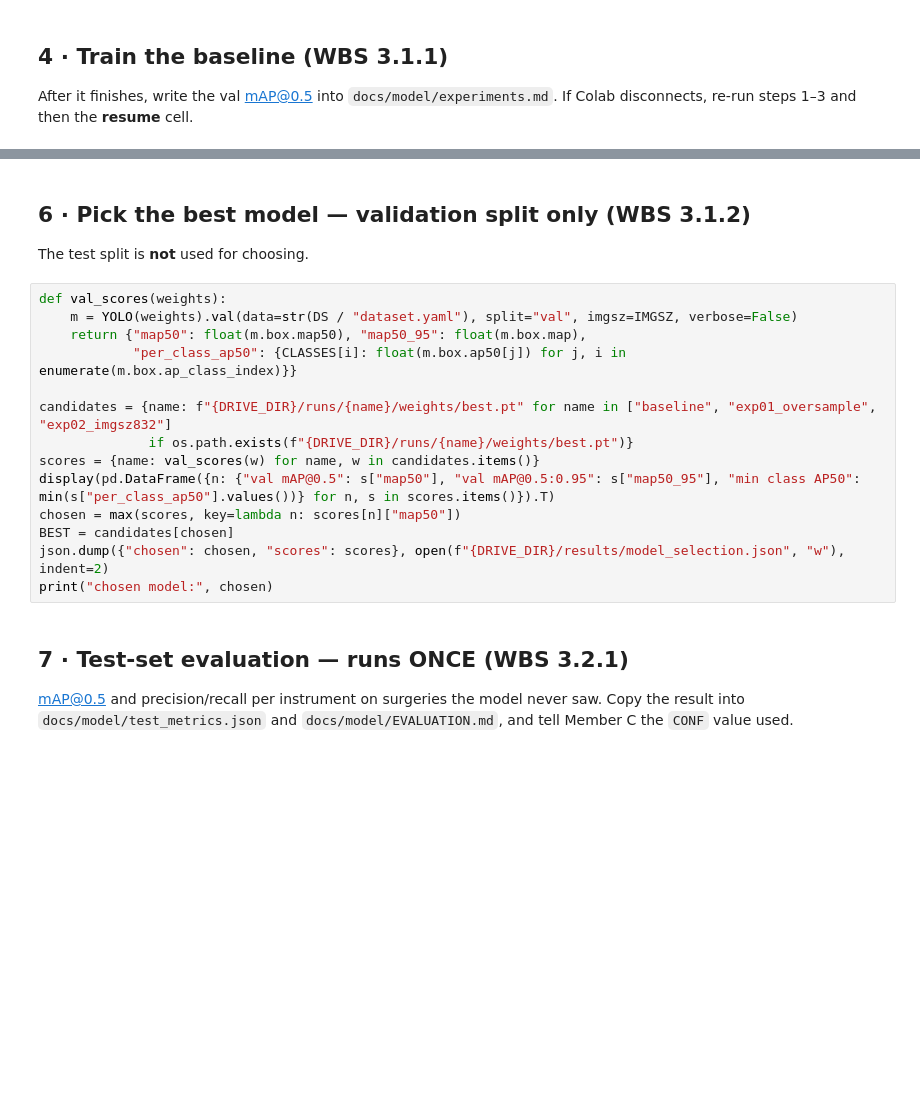
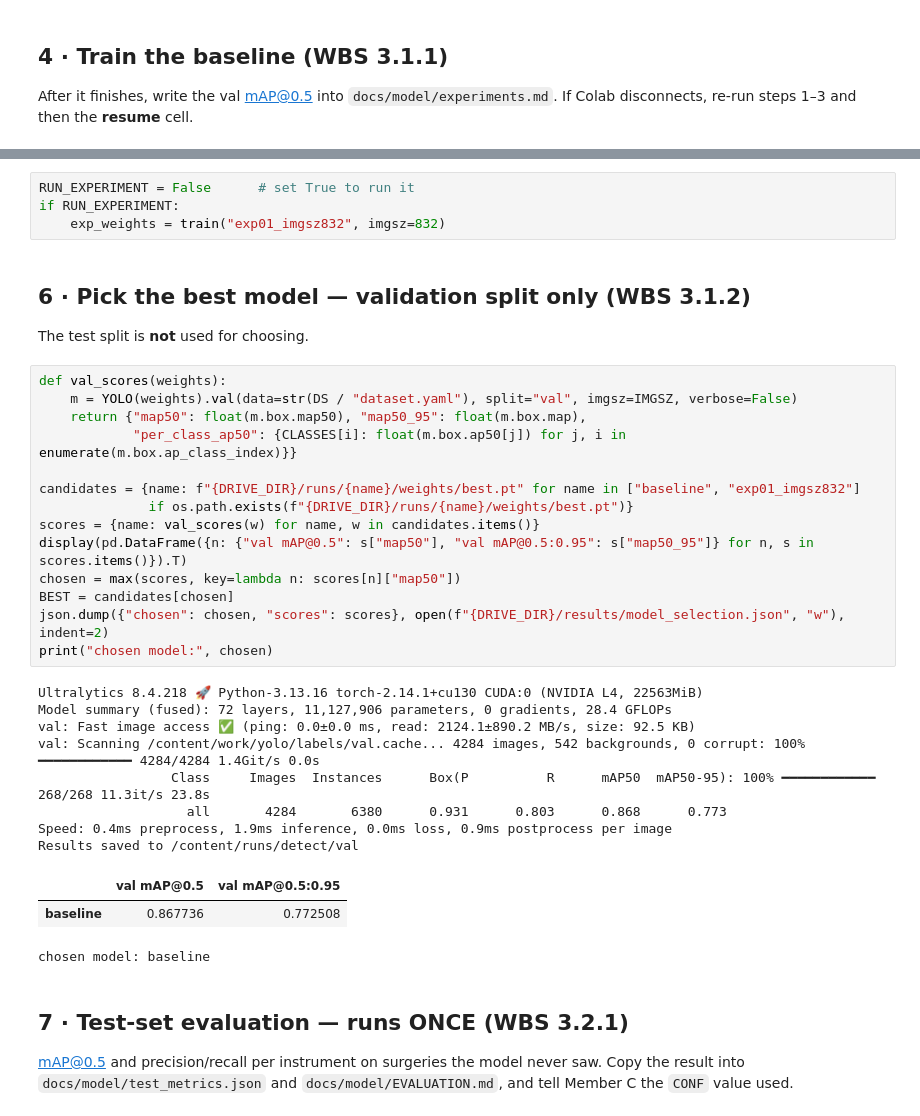
Before and after one commit to Skkinner/or-intelligence, a Jupyter notebook: notebooks/02_Model.ipynb, the cells around one changed output, grey strips where cells are left out. Drawn from its saved outputs; the diff is of its cells as text; blank space fills up the shorter version.

```diff
--- a/notebooks/02_Model.ipynb
+++ b/notebooks/02_Model.ipynb
@@ -127,3 +155,7 @@ if RUN_IMGSZ_EXPERIMENT:
+# %%
+RUN_EXPERIMENT = False      # set True to run it
+if RUN_EXPERIMENT:
+    exp_weights = train("exp01_imgsz832", imgsz=832)
 # %% [markdown]
 ## 6 · Pick the best model — validation split only (WBS 3.1.2)
 
@@ -131,17 +163,29 @@ The test split is **not** used for choosing.
 # %%
 def val_scores(weights):
     m = YOLO(weights).val(data=str(DS / "dataset.yaml"), split="val", imgsz=IMGSZ, verbose=False)
     return {"map50": float(m.box.map50), "map50_95": float(m.box.map),
             "per_class_ap50": {CLASSES[i]: float(m.box.ap50[j]) for j, i in enumerate(m.box.ap_class_index)}}
 
-candidates = {name: f"{DRIVE_DIR}/runs/{name}/weights/best.pt" for name in ["baseline", "exp01_oversample", "exp02_imgsz832"]
+candidates = {name: f"{DRIVE_DIR}/runs/{name}/weights/best.pt" for name in ["baseline", "exp01_imgsz832"]
               if os.path.exists(f"{DRIVE_DIR}/runs/{name}/weights/best.pt")}
 scores = {name: val_scores(w) for name, w in candidates.items()}
-display(pd.DataFrame({n: {"val mAP@0.5": s["map50"], "val mAP@0.5:0.95": s["map50_95"], "min class AP50": min(s["per_class_ap50"].values())} for n, s in scores.items()}).T)
+display(pd.DataFrame({n: {"val mAP@0.5": s["map50"], "val mAP@0.5:0.95": s["map50_95"]} for n, s in scores.items()}).T)
 chosen = max(scores, key=lambda n: scores[n]["map50"])
 BEST = candidates[chosen]
 json.dump({"chosen": chosen, "scores": scores}, open(f"{DRIVE_DIR}/results/model_selection.json", "w"), indent=2)
 print("chosen model:", chosen)
+# %% [output]
+Ultralytics 8.4.218 🚀 Python-3.13.16 torch-2.14.1+cu130 CUDA:0 (NVIDIA L4, 22563MiB)
+Model summary (fused): 72 layers, 11,127,906 parameters, 0 gradients, 28.4 GFLOPs
+val: Fast image access ✅ (ping: 0.0±0.0 ms, read: 2124.1±890.2 MB/s, size: 92.5 KB)
+val: Scanning /content/work/yolo/labels/val.cache... 4284 images, 542 backgrounds, 0 corrupt: 100% ━━━━━━━━━━━━ 4284/4284 1.4Git/s 0.0s
+                 Class     Images  Instances      Box(P          R      mAP50  mAP50-95): 100% ━━━━━━━━━━━━ 268/268 11.3it/s 23.8s
+                   all       4284       6380      0.931      0.803      0.868      0.773
+Speed: 0.4ms preprocess, 1.9ms inference, 0.0ms loss, 0.9ms postprocess per image
+Results saved to /content/runs/detect/val
+|  | val mAP@0.5 | val mAP@0.5:0.95 |
+| baseline | 0.867736 | 0.772508 |
+chosen model: baseline
 # %% [markdown]
 ## 7 · Test-set evaluation — runs ONCE (WBS 3.2.1)
 
```
Also changed, not shown: parts of 11 cells of this notebook.
